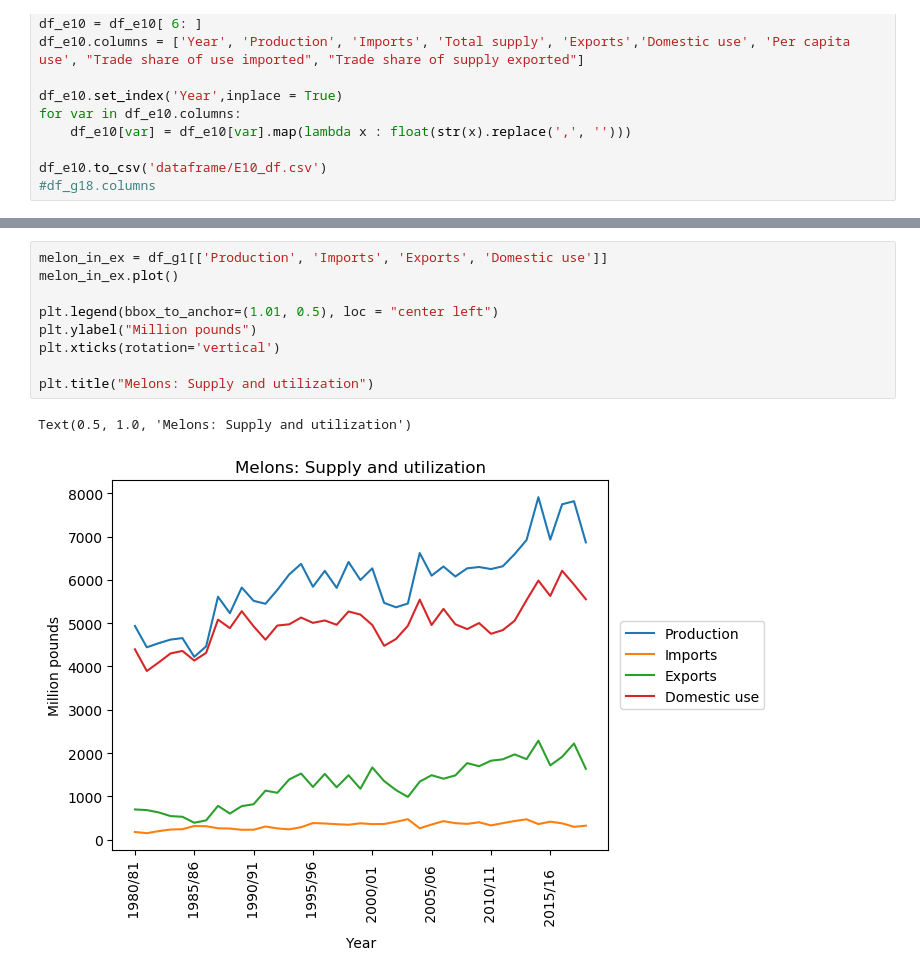
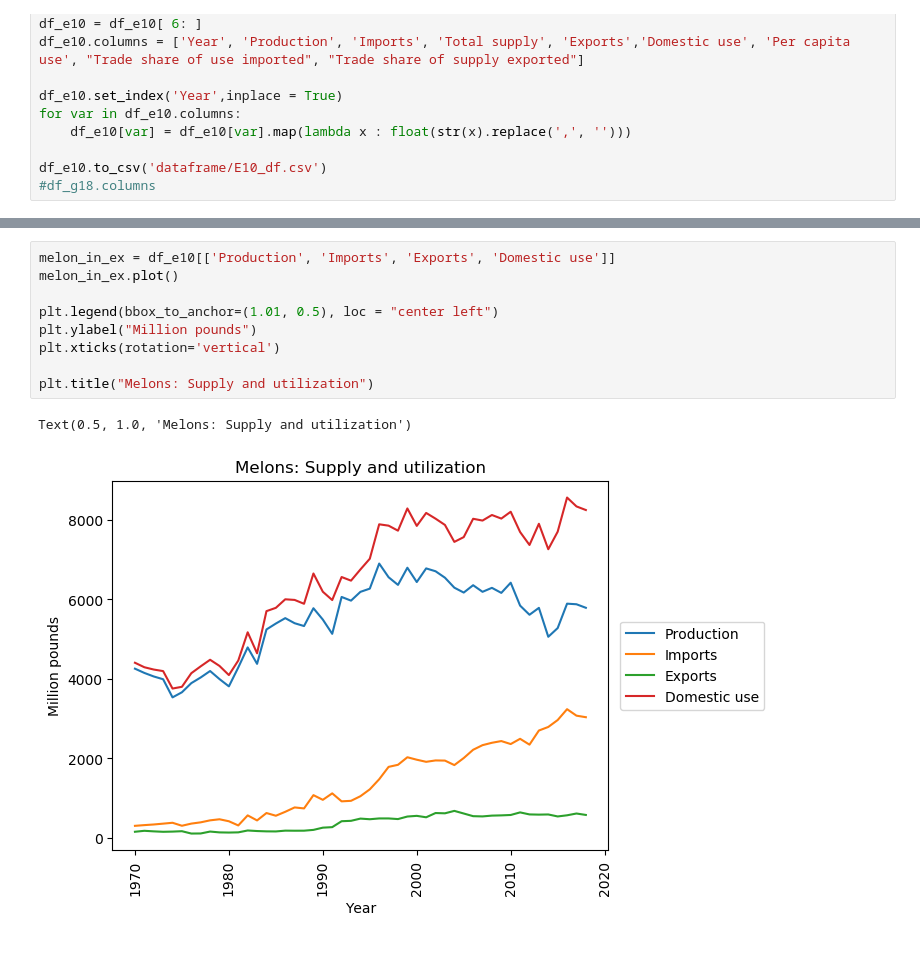
Before and after one commit to haoyuzhang89/w200-Project-US-Diet-Trends-1970-to-2019, a Jupyter notebook: Fruit/Fruit Supply and Utilization G.ipynb, the cells around one changed output, grey strips where cells are left out. Saved outputs shown, nothing was run; the diff lists cells and outputs as text.

```diff
--- a/Fruit/Fruit Supply and Utilization G.ipynb
+++ b/Fruit/Fruit Supply and Utilization G.ipynb
@@ -320,15 +342,15 @@ df_e10.head(5)
 # %%
-melon_in_ex = df_g1[['Production', 'Imports', 'Exports', 'Domestic use']]
+melon_in_ex = df_e10[['Production', 'Imports', 'Exports', 'Domestic use']]
 melon_in_ex.plot()
 
 plt.legend(bbox_to_anchor=(1.01, 0.5), loc = "center left")
 plt.ylabel("Million pounds")
 plt.xticks(rotation='vertical')
 
 plt.title("Melons: Supply and utilization")
 # %% [output]
 Text(0.5, 1.0, 'Melons: Supply and utilization')
-[figure, old version]
+[figure, new version]
 # %%
 matrix = np.triu(melon_in_ex.corr())
 sns.heatmap(melon_in_ex.corr(),annot=True, mask=matrix,vmin=-1, vmax=1, center= 0, cmap= 'coolwarm')
```
Also changed, not shown: parts of 11 cells of this notebook, 4 other files.
